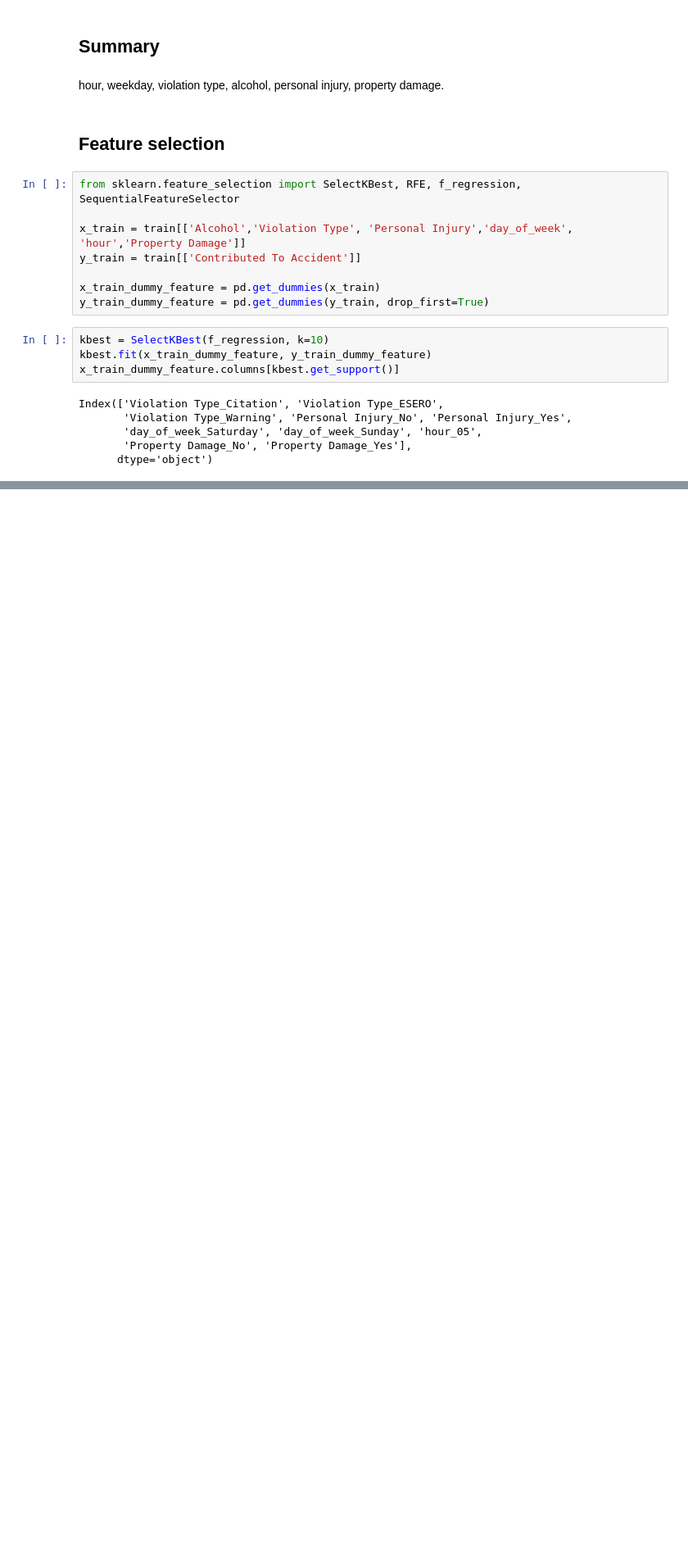
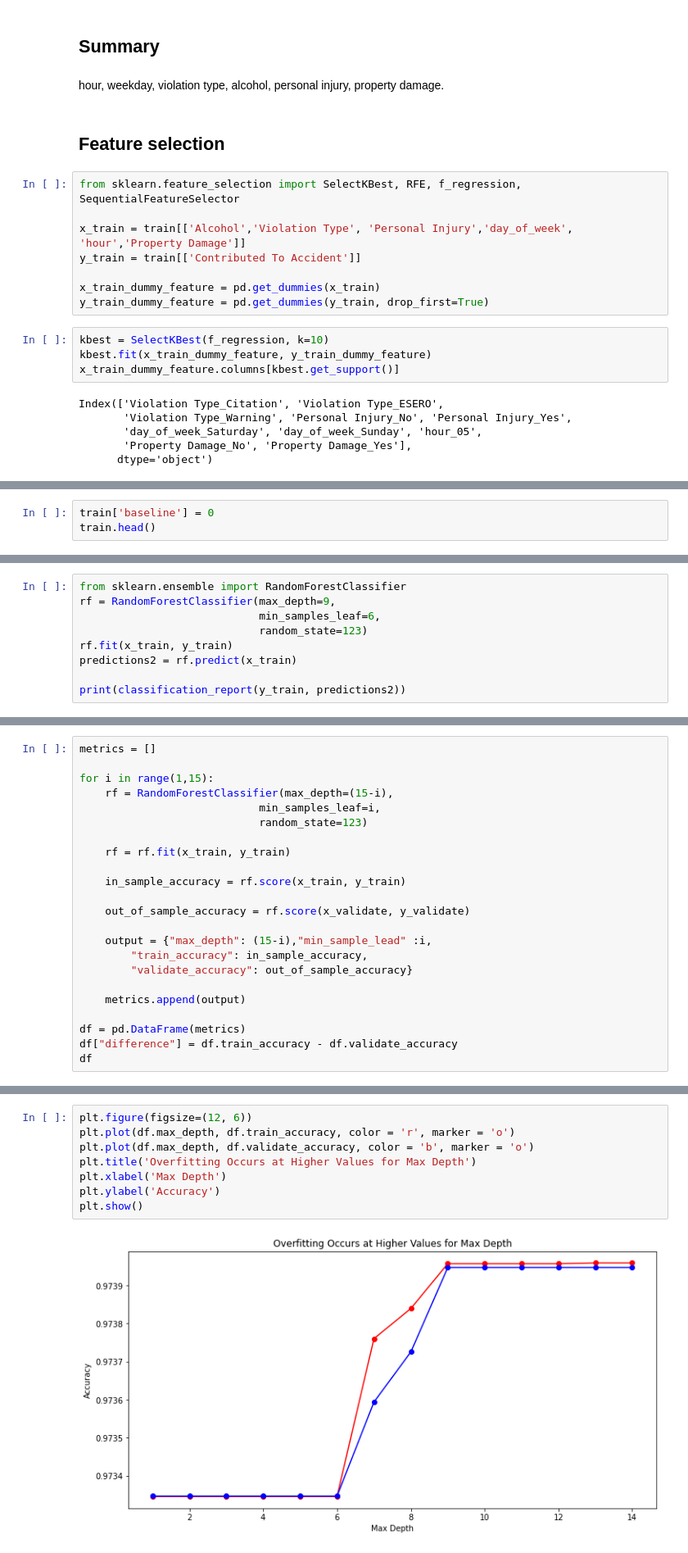
Before and after one commit to Chenchen070/Individual_project, a Jupyter notebook: traffic_violation_contributed_to_accident.ipynb, the cells around one changed output, grey strips where cells are left out. Shown at 82% size. Drawn from its saved outputs; the diff is of its cells as text; blank space fills up the shorter version.

```diff
--- a/traffic_violation_contributed_to_accident.ipynb
+++ b/traffic_violation_contributed_to_accident.ipynb
@@ -207,0 +236,3 @@ Index(['hour_00', 'hour_01', 'hour_02', 'hour_09', 'hour_10', 'hour_11',
+# %%
+train['baseline'] = 0
+train.head()
@@ -207,0 +368,9 @@ Index(['hour_00', 'hour_01', 'hour_02', 'hour_09', 'hour_10', 'hour_11',
+# %%
+from sklearn.ensemble import RandomForestClassifier
+rf = RandomForestClassifier(max_depth=9,
+                            min_samples_leaf=6,
+                            random_state=123)
+rf.fit(x_train, y_train)
+predictions2 = rf.predict(x_train)
+
+print(classification_report(y_train, predictions2))
@@ -207,0 +391,23 @@ Index(['hour_00', 'hour_01', 'hour_02', 'hour_09', 'hour_10', 'hour_11',
+# %%
+metrics = []
+
+for i in range(1,15):
+    rf = RandomForestClassifier(max_depth=(15-i),
+                            min_samples_leaf=i,
+                            random_state=123)
+
+    rf = rf.fit(x_train, y_train)
+
+    in_sample_accuracy = rf.score(x_train, y_train)
+
+    out_of_sample_accuracy = rf.score(x_validate, y_validate)
+
+    output = {"max_depth": (15-i),"min_sample_lead" :i,
+        "train_accuracy": in_sample_accuracy,
+        "validate_accuracy": out_of_sample_accuracy}
+
+    metrics.append(output)
+
+df = pd.DataFrame(metrics)
+df["difference"] = df.train_accuracy - df.validate_accuracy
+df
@@ -207,0 +430,10 @@ Index(['hour_00', 'hour_01', 'hour_02', 'hour_09', 'hour_10', 'hour_11',
+# %%
+plt.figure(figsize=(12, 6))
+plt.plot(df.max_depth, df.train_accuracy, color = 'r', marker = 'o')
+plt.plot(df.max_depth, df.validate_accuracy, color = 'b', marker = 'o')
+plt.title('Overfitting Occurs at Higher Values for Max Depth')
+plt.xlabel('Max Depth')
+plt.ylabel('Accuracy')
+plt.show()
+# %% [output]
+[figure, added]
```
Also changed, not shown: parts of 29 cells of this notebook.
